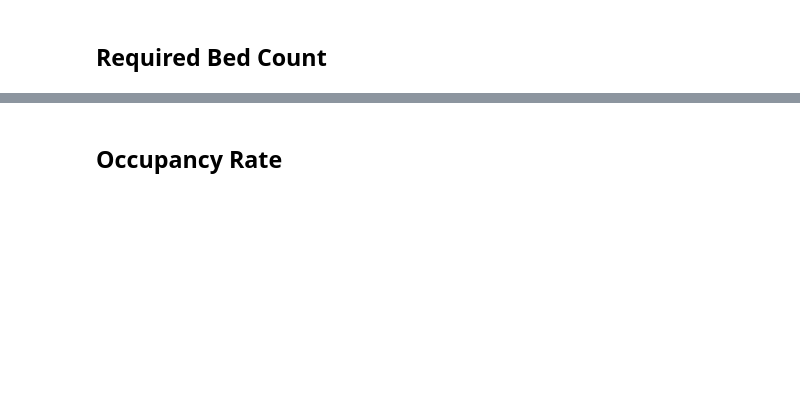
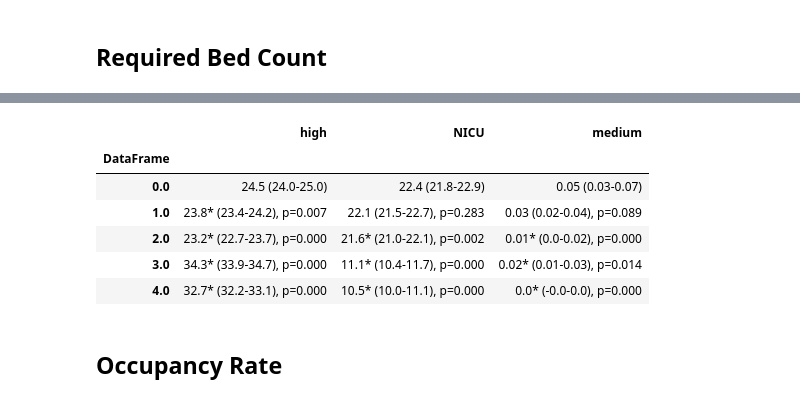
Before and after one commit to alex-dietz/Discrete-Event-Simulation-for-Neonatal-Care-System, a Jupyter notebook: notebooks/output_comparison.ipynb, the cells around one changed output, grey strips where cells are left out. Cells and saved outputs as stored; diff of their text form; code cells hidden in the pictures; blank space fills up the shorter version.

```diff
--- a/notebooks/output_comparison.ipynb
+++ b/notebooks/output_comparison.ipynb
@@ -215,3 +307,13 @@ summary_table[summary_table['Statistic'] == 'mean']
+# %%
+formatted_df
+# %% [output]
+|  | high | NICU | medium |
+| DataFrame |  |  |  |
+| 0.0 | 24.5 (24.0-25.0) | 22.4 (21.8-22.9) | 0.05 (0.03-0.07) |
+| 1.0 | 23.8* (23.4-24.2), p=0.007 | 22.1 (21.5-22.7), p=0.283 | 0.03 (0.02-0.04), p=0.089 |
+| 2.0 | 23.2* (22.7-23.7), p=0.000 | 21.6* (21.0-22.1), p=0.002 | 0.01* (0.0-0.02), p=0.000 |
+| 3.0 | 34.3* (33.9-34.7), p=0.000 | 11.1* (10.4-11.7), p=0.000 | 0.02* (0.01-0.03), p=0.014 |
+| 4.0 | 32.7* (32.2-33.1), p=0.000 | 10.5* (10.0-11.1), p=0.000 | 0.0* (-0.0-0.0), p=0.000 |
 # %% [markdown]
 <h2>Occupancy Rate </h2>
 # %%
```
Also changed, not shown: parts of 22 cells of this notebook, 3 other files.
